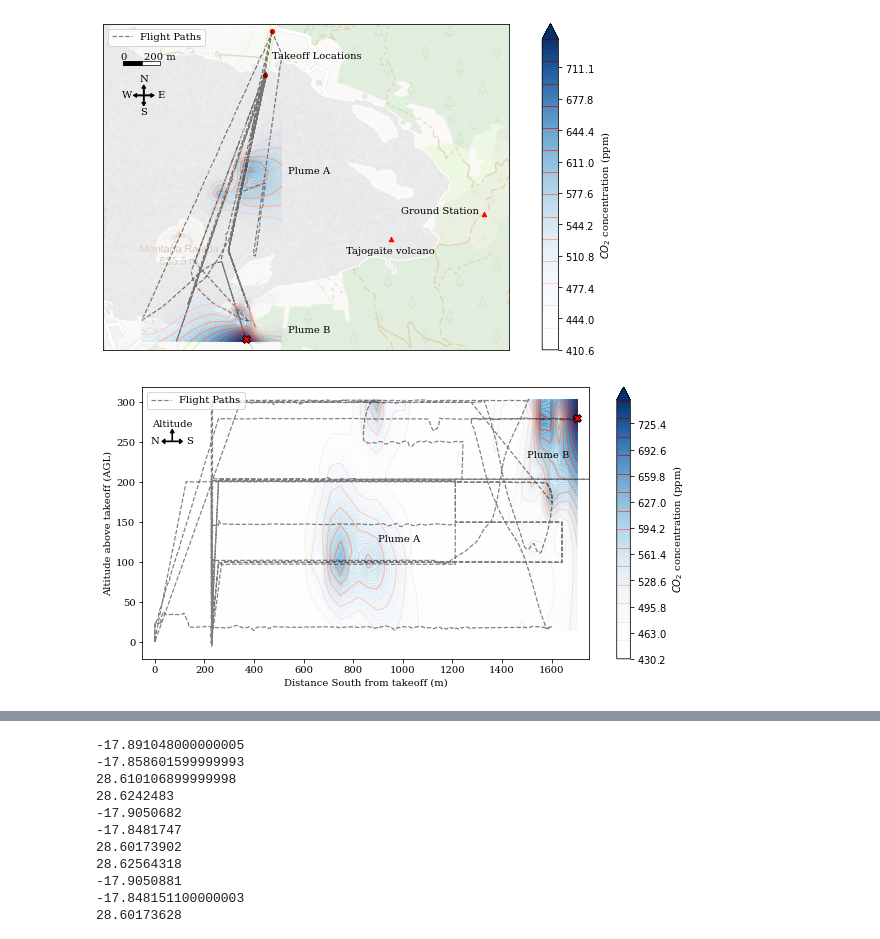
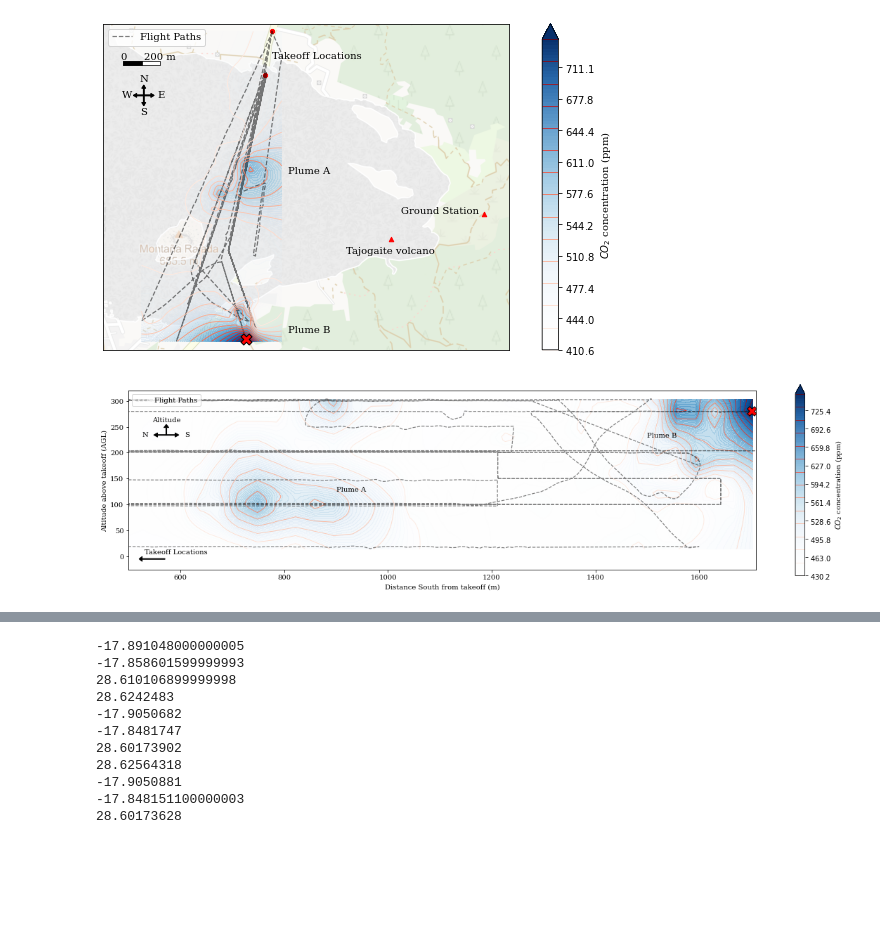
Before and after one commit to BCLab-UNM/lapalma-expedition, a Jupyter notebook: La Palma Nov 2021.ipynb, the cells around one changed output, grey strips where cells are left out. Saved outputs shown, nothing was run; the diff lists cells and outputs as text; code cells hidden in the pictures; blank space fills up the shorter version.

```diff
--- a/La Palma Nov 2021.ipynb
+++ b/La Palma Nov 2021.ipynb
@@ -287,12 +356,12 @@ Warning 1: TIFFFetchNormalTag:Incompatible type for "GeoKeyDirectory"; tag ignor
 Warning 1: TIFFFetchNormalTag:Incompatible type for "GeoDoubleParams"; tag ignored
 [figure]
 # %%
-def add_alt_compass(plt, ax) :
+def add_alt_compass(ax) :
 
-    x_unit = (plt.xlim()[1] - plt.xlim()[0]) * 0.04
-    y_unit = (plt.ylim()[1] - plt.ylim()[0]) * 0.09
-    center = [plt.xlim()[0] + (plt.xlim()[1] - plt.xlim()[0]) *.08,
-             plt.ylim()[1] - (plt.ylim()[1] - plt.ylim()[0]) *.2]
+    x_unit = (ax.get_xlim()[1] - ax.get_xlim()[0]) * 0.04
+    y_unit = (ax.get_ylim()[1] - ax.get_ylim()[0]) * 0.12
+    center = [ax.get_xlim()[0] + (ax.get_xlim()[1] - ax.get_xlim()[0]) *.06,
+             ax.get_ylim()[1] - (ax.get_ylim()[1] - ax.get_ylim()[0]) *.25]
 
     ax.arrow(center[0], center[1], 0, y_unit/2, head_width=x_unit * 0.2, head_length=y_unit * 0.15, width=x_unit * 0.03, length_includes_head=True, color='black')
     ax.arrow(center[0], center[1], -x_unit/2, 0, head_width=y_unit * 0.2, head_length=x_unit * 0.15, width=y_unit * 0.03, length_includes_head=True, color='black')
@@ -302,8 +371,15 @@ def add_alt_compass(plt, ax) :
     ax.annotate('S', xy=(center[0] + x_unit/1.2, center[1]), ha='center', va='center')
     ax.annotate('N', xy=(center[0] - x_unit/1.2, center[1]), ha='center', va='center')
 
+def add_takeoff_locations_arrow(ax):
+    x_unit = (ax.get_xlim()[1] - ax.get_xlim()[0]) * 0.04
+    y_unit = (ax.get_ylim()[1] - ax.get_ylim()[0]) * 0.12
+    ax.annotate("Takeoff Locations", [530, 5])
+    ax.arrow(570, -5, -50, 0, head_width=x_unit * 0.2, head_length=y_unit * 0.15, width=x_unit * 0.03, length_includes_head=True, color='black')
+
+
 def display_altitude_distance_krig(name, starting_position, readings, all_data, nlags=6, minco2=None, maxco2=None, addons=None):
-    fig, ax = plt.subplots(figsize=(10, 5))
+    fig, ax = plt.subplots(figsize=(20, 5))
 
     distance_data = []
     co2 = []
@@ -330,37 +406,40 @@ def display_altitude_distance_krig(name, starting_position, readings, all_data,
         path_distance.append(distance)
         path_alt.append(d.alt - starting_position.alt)
         co2.append(float(d.value))
 
     ax.plot(path_distance, path_alt, color='k', linestyle='--', lw=1.2, alpha=0.5, label="Flight Paths")
 
-#     zoom_to_data(ax, readings)
-#     geo_axis_format(ax)
     if addons is not None:
         addons(plt, fig, ax)
 
     ax.legend(loc="upper left")
 
-    add_alt_compass(plt, ax)
+    ax.set_xlim(500, 1710)
+    ax.set_aspect('equal')
 
-    ax.set_xlim(-50, 1750)
+    add_alt_compass(ax)
 
+    add_takeoff_locations_arrow(ax)
 
+    # Plumes
     ax.annotate("Plume A", [900, 125])
     ax.annotate("Plume B", [1500, 230])
 
     collection_point_distance = (starting_position.lat - collection_point.lat) * (EARTH_CIRCUMFERENCE / 360) * math.cos(starting_position.lat * 0.01745)
 
-    ax.scatter(collection_point_distance, collection_point.alt - starting_position.alt, s=60, color='r', marker='X', zorder=2, edgecolors='black', linewidth=1)
+    ax.scatter(collection_point_distance, collection_point.alt - starting_position.alt, s=180, color='r', marker='X', zorder=2, edgecolors='black', linewidth=1)
 
 
     ax.set_xlabel('Distance South from takeoff (m)')
     ax.set_ylabel('Altitude above takeoff (AGL)')
     ax.plot()
 
 minco2 = min([reading.value for reading in combined_data])
 maxco2 = max([reading.value for reading in combined_data]) / 1.6
 
 display_altitude_distance_krig('lapalma_combined2', lapalma_flight6[0], combined_data, all_data)
-plt.savefig("altitude_krig.pdf", format="pdf")
+
+
+saveFigure(plt, "altitude_krig")
 # %% [output]
-[figure, old version]
+[figure, new version]
```
Also changed, not shown: parts of 17 cells of this notebook, 1 other file.
